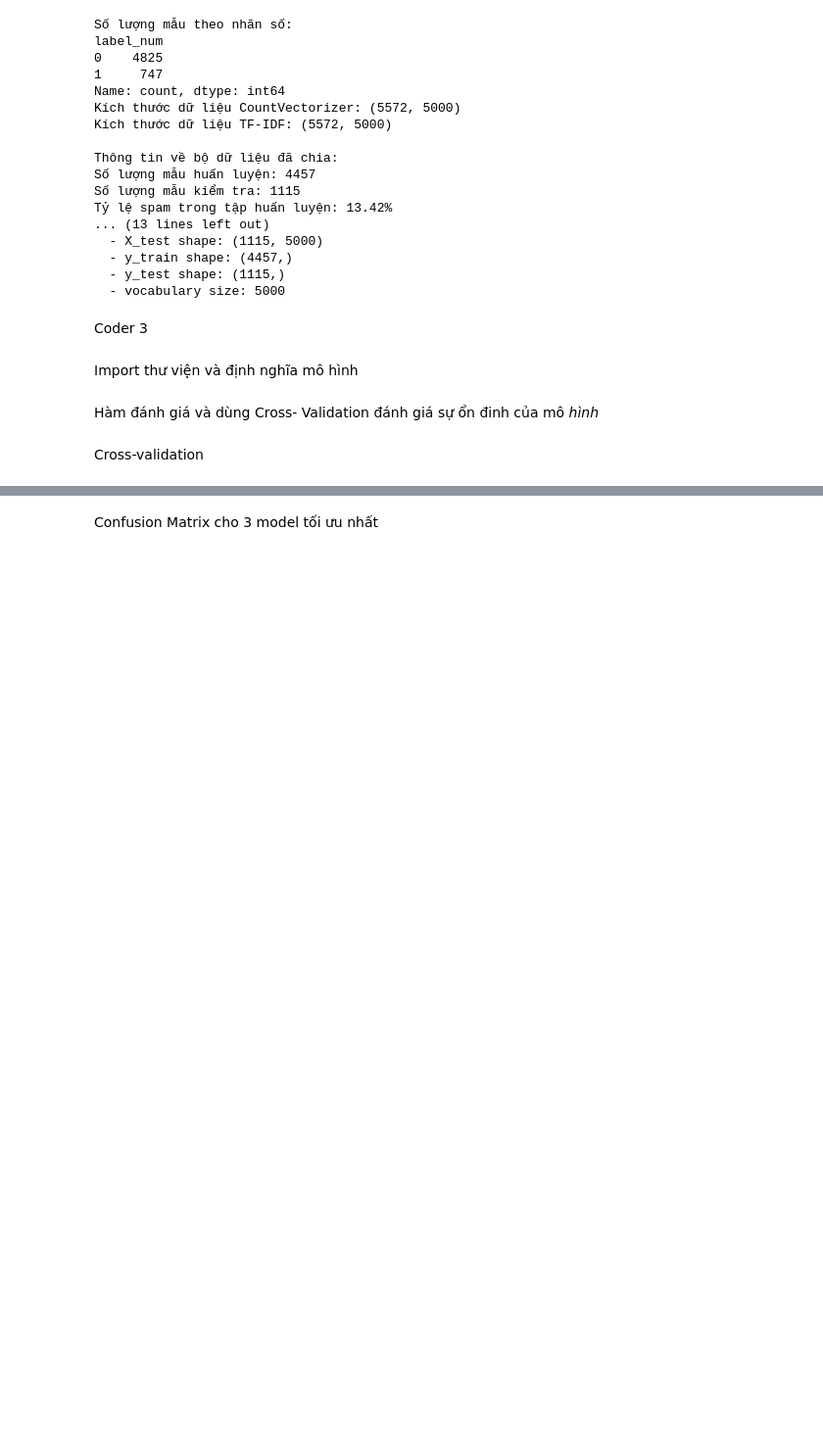
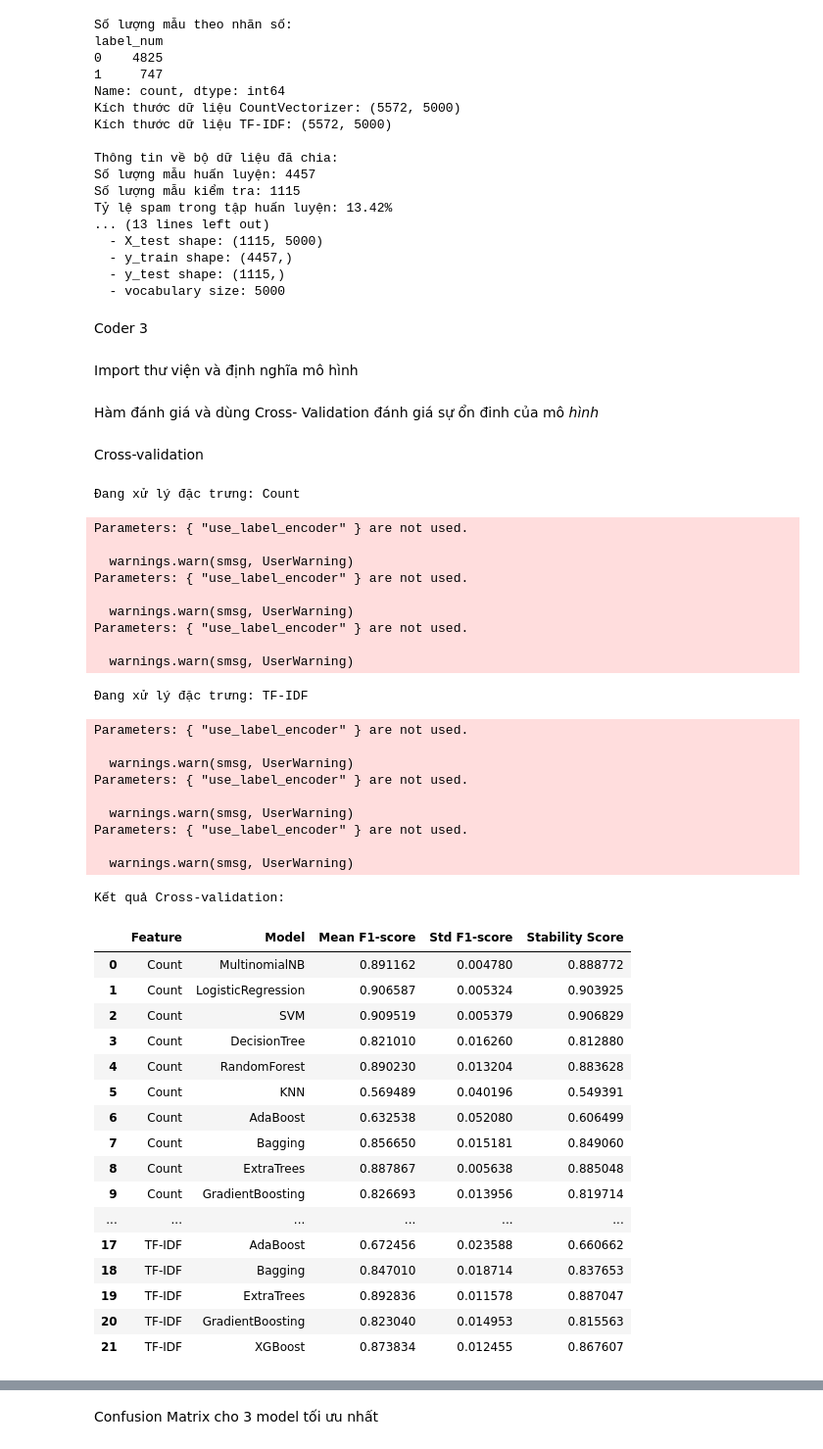
Before and after one commit to Cham0703/DU_AN_SPAM, a Jupyter notebook: main_email_detechtion.ipynb, the cells around one changed output, grey strips where cells are left out. Shown at 98% size. Saved outputs shown, nothing was run; the diff lists cells and outputs as text; code cells hidden in the pictures; blank space fills up the shorter version.

```diff
--- a/main_email_detechtion.ipynb
+++ b/main_email_detechtion.ipynb
@@ -248,27 +248,80 @@ def evaluate_model_cv(model, X, y, cv=5, scoring='f1'):
 # %% [markdown]
 Cross-validation
 # %%
+import time
+from sklearn.exceptions import ConvergenceWarning
+import warnings
+warnings.filterwarnings("ignore", category=ConvergenceWarning)
+
 # Đánh giá bằng Cross-validation (cho tất cả mô hình)
 cv_results = []
 y = df['label_num']  # Sử dụng df['label_num'] làm nhãn
 
 for feat_name, X in {
     'Count': X_count,
     'TF-IDF': X_tfidf
 }.items():
+    print(f"Đang xử lý đặc trưng: {feat_name}")
     for name, model in models.items():
         try:
-            mean_score, std_score = evaluate_model_cv(model, X, y)
+            start_time = time.time()
+            mean_score, std_score = evaluate_model_cv(model, X, y, cv=3, scoring='f1')
+            elapsed_time = time.time() - start_time
+            if elapsed_time > 60:
+                print(f"Mô hình {name} trên {feat_name} quá chậm, bỏ qua sau {elapsed_time:.2f} giây")
+                continue
+            # Thêm chỉ số tổng hợp (Mean - k * Std, với k=0.5)
+            stability_score = mean_score - 0.5 * std_score
             cv_results.append({
                 'Feature': feat_name,
                 'Model': name,
                 'Mean F1-score': mean_score,
-                'Std F1-score': std_score
+                'Std F1-score': std_score,
+                'Stability Score': stability_score
             })
         except Exception as e:
             print(f"Lỗi khi chạy cross-validation cho {name} trên {feat_name}: {str(e)}")
 
 # Chuyển kết quả thành DataFrame
 df_cv_results = pd.DataFrame(cv_results)
 print("\nKết quả Cross-validation:")
 display(df_cv_results)
+# %% [output]
+Đang xử lý đặc trưng: Count
+Parameters: { "use_label_encoder" } are not used.
+
+  warnings.warn(smsg, UserWarning)
+Parameters: { "use_label_encoder" } are not used.
+
+  warnings.warn(smsg, UserWarning)
+Parameters: { "use_label_encoder" } are not used.
+
+  warnings.warn(smsg, UserWarning)
+Đang xử lý đặc trưng: TF-IDF
+Parameters: { "use_label_encoder" } are not used.
+
+  warnings.warn(smsg, UserWarning)
+Parameters: { "use_label_encoder" } are not used.
+
+  warnings.warn(smsg, UserWarning)
+Parameters: { "use_label_encoder" } are not used.
+
+  warnings.warn(smsg, UserWarning)
+Kết quả Cross-validation:
+|  | Feature | Model | Mean F1-score | Std F1-score | Stability Score |
+| 0 | Count | MultinomialNB | 0.891162 | 0.004780 | 0.888772 |
+| 1 | Count | LogisticRegression | 0.906587 | 0.005324 | 0.903925 |
+| 2 | Count | SVM | 0.909519 | 0.005379 | 0.906829 |
+| 3 | Count | DecisionTree | 0.821010 | 0.016260 | 0.812880 |
+| 4 | Count | RandomForest | 0.890230 | 0.013204 | 0.883628 |
+| 5 | Count | KNN | 0.569489 | 0.040196 | 0.549391 |
+| 6 | Count | AdaBoost | 0.632538 | 0.052080 | 0.606499 |
+| 7 | Count | Bagging | 0.856650 | 0.015181 | 0.849060 |
+| 8 | Count | ExtraTrees | 0.887867 | 0.005638 | 0.885048 |
+| 9 | Count | GradientBoosting | 0.826693 | 0.013956 | 0.819714 |
+| ... | ... | ... | ... | ... | ... |
+| 17 | TF-IDF | AdaBoost | 0.672456 | 0.023588 | 0.660662 |
+| 18 | TF-IDF | Bagging | 0.847010 | 0.018714 | 0.837653 |
+| 19 | TF-IDF | ExtraTrees | 0.892836 | 0.011578 | 0.887047 |
+| 20 | TF-IDF | GradientBoosting | 0.823040 | 0.014953 | 0.815563 |
+| 21 | TF-IDF | XGBoost | 0.873834 | 0.012455 | 0.867607 |
```
Also changed, not shown: parts of 9 cells of this notebook.
